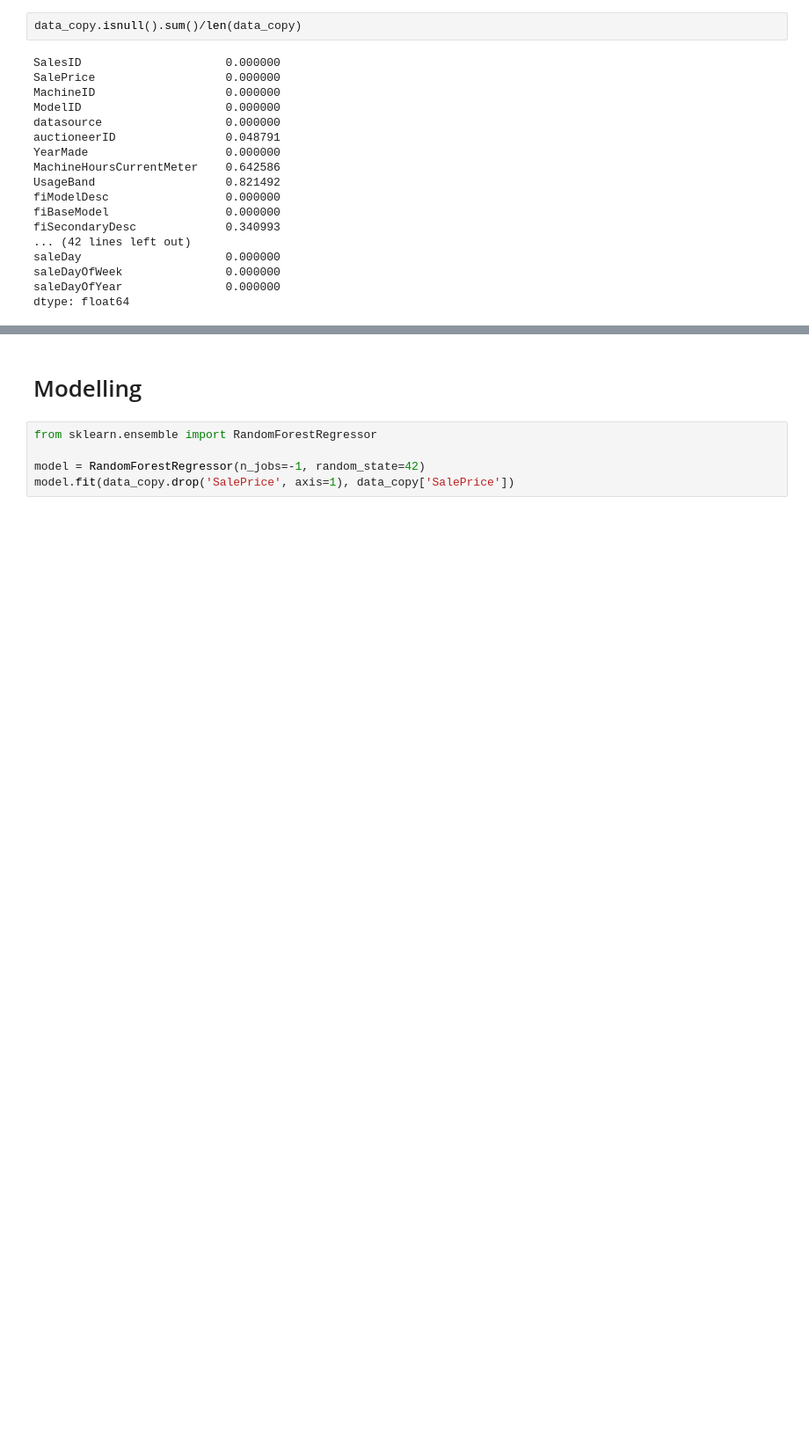
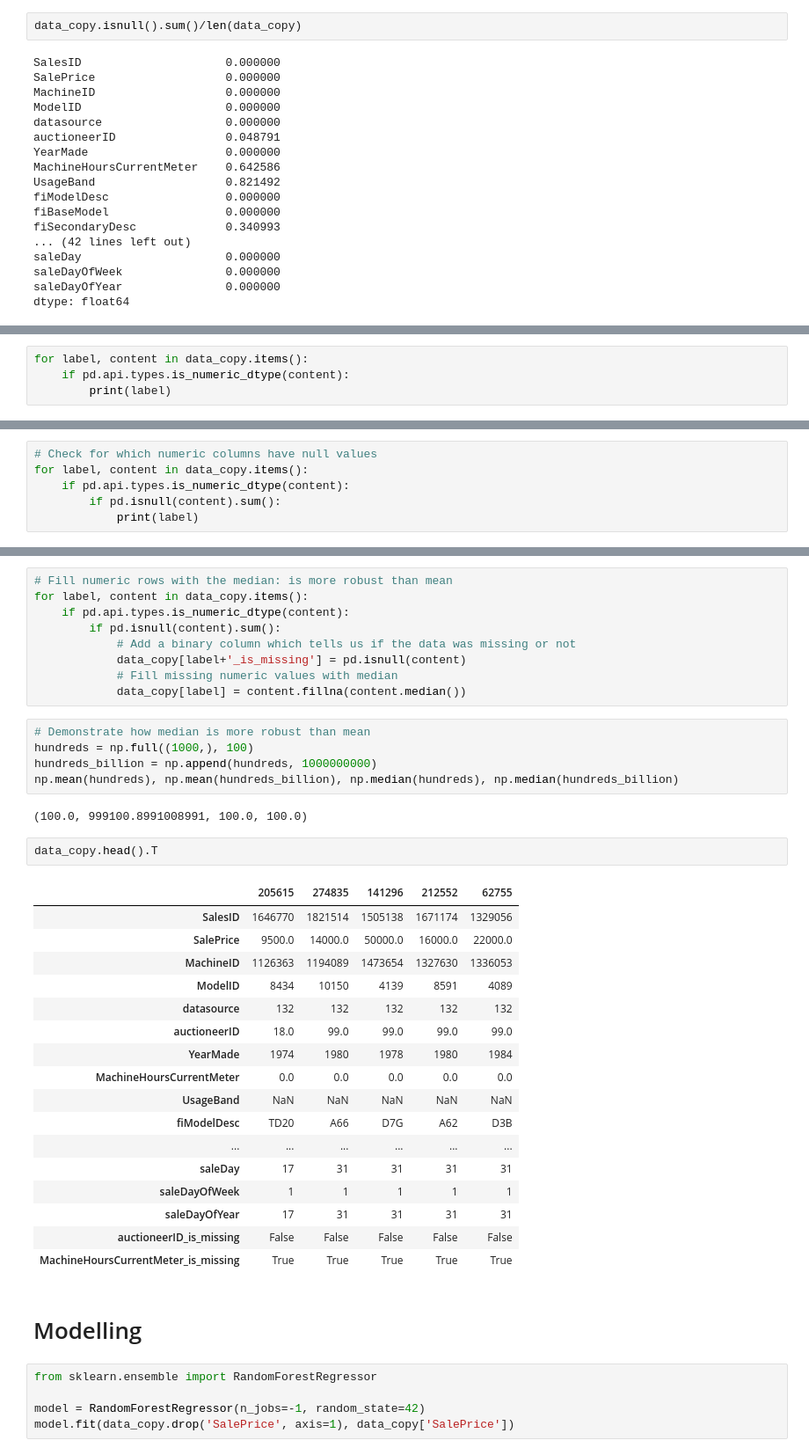
Before and after one commit to Ammar-Raneez/Bluebook_Bulldozer_Regression, a Jupyter notebook: bulldozer.ipynb, the cells around one changed output, grey strips where cells are left out. Shown at 88% size. Drawn from its saved outputs; the diff is of its cells as text; blank space fills up the shorter version.

Commit message:
Fill numeric null values

```diff
--- a/bulldozer.ipynb
+++ b/bulldozer.ipynb
@@ -231,0 +234,4 @@ dtype: float64
+# %%
+for label, content in data_copy.items():
+    if pd.api.types.is_numeric_dtype(content):
+        print(label)
@@ -231,0 +252,6 @@ dtype: float64
+# %%
+# Check for which numeric columns have null values
+for label, content in data_copy.items():
+    if pd.api.types.is_numeric_dtype(content):
+        if pd.isnull(content).sum():
+            print(label)
@@ -232,3 +263,39 @@ dtype: float64
+# %%
+# Fill numeric rows with the median: is more robust than mean
+for label, content in data_copy.items():
+    if pd.api.types.is_numeric_dtype(content):
+        if pd.isnull(content).sum():
+            # Add a binary column which tells us if the data was missing or not
+            data_copy[label+'_is_missing'] = pd.isnull(content)
+            # Fill missing numeric values with median
+            data_copy[label] = content.fillna(content.median())
+# %%
+# Demonstrate how median is more robust than mean
+hundreds = np.full((1000,), 100)
+hundreds_billion = np.append(hundreds, 1000000000)
+np.mean(hundreds), np.mean(hundreds_billion), np.median(hundreds), np.median(hundreds_billion)
+# %% [output]
+(100.0, 999100.8991008991, 100.0, 100.0)
+# %%
+data_copy.head().T
+# %% [output]
+|  | 205615 | 274835 | 141296 | 212552 | 62755 |
+| SalesID | 1646770 | 1821514 | 1505138 | 1671174 | 1329056 |
+| SalePrice | 9500.0 | 14000.0 | 50000.0 | 16000.0 | 22000.0 |
+| MachineID | 1126363 | 1194089 | 1473654 | 1327630 | 1336053 |
+| ModelID | 8434 | 10150 | 4139 | 8591 | 4089 |
+| datasource | 132 | 132 | 132 | 132 | 132 |
+| auctioneerID | 18.0 | 99.0 | 99.0 | 99.0 | 99.0 |
+| YearMade | 1974 | 1980 | 1978 | 1980 | 1984 |
+| MachineHoursCurrentMeter | 0.0 | 0.0 | 0.0 | 0.0 | 0.0 |
+| UsageBand | NaN | NaN | NaN | NaN | NaN |
+| fiModelDesc | TD20 | A66 | D7G | A62 | D3B |
+| ... | ... | ... | ... | ... | ... |
+| saleDay | 17 | 31 | 31 | 31 | 31 |
+| saleDayOfWeek | 1 | 1 | 1 | 1 | 1 |
+| saleDayOfYear | 17 | 31 | 31 | 31 | 31 |
+| auctioneerID_is_missing | False | False | False | False | False |
+| MachineHoursCurrentMeter_is_missing | True | True | True | True | True |
 # %% [markdown]
 # Modelling
 # %%
```
Also changed, not shown: parts of 4 cells of this notebook.
